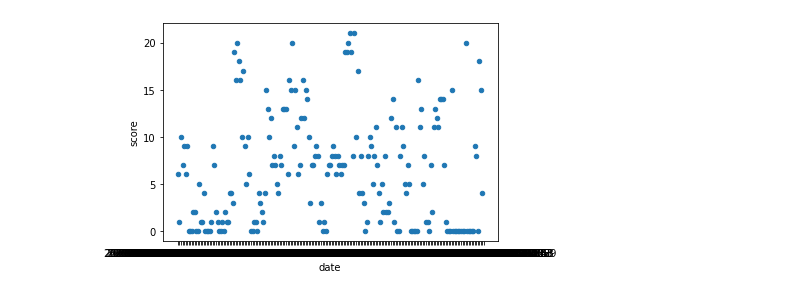
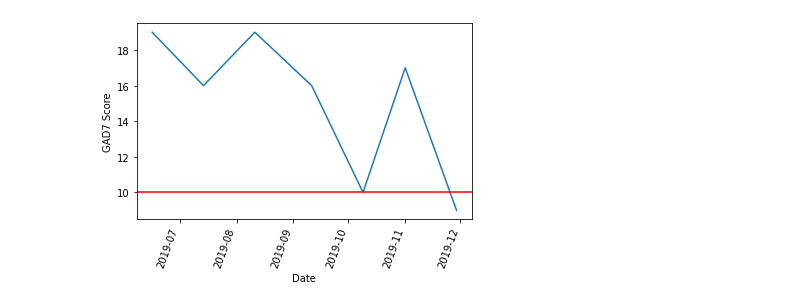
Before and after one commit to sumionoe/NeuroFlow_Project, a Jupyter notebook: Visualization.ipynb, the cells around one changed output. Drawn from its saved outputs; the diff is of its cells as text; code cells hidden in the pictures.

```diff
--- a/Visualization.ipynb
+++ b/Visualization.ipynb
@@ -10,20 +10,37 @@ Given the information you have and any light research you’d like to do on the
 What assumptions have you made about the data?
 
 
+
 What are 2-3 additional pieces of information that would be important to collect?
 - treatment measure to see how it affects the score
 - more info about patients (age etc)
--
+- score for each question
 """
 import numpy as np
 import pandas as pd
 import matplotlib.pyplot as plt
+pd.options.mode.chained_assignment = None
 
-def main():
-    df = pd.read_csv('sample.csv')
-    df.plot.scatter(x='date', y='score')
-    plt.show()
+def load_data():
+    df = pd.read_csv('phq_all_final.csv')
+    return df
 # %%
-main()
+df = load_data()
-# %% [output]
-[figure, removed]
+# %%
+def show_indiv_progress_byday(p_id):
+    """
+    displays score history of individual patient
+    p_id: patient id (int)
+    output: plot (x=day, y=score), redline = clinical evaluation recommended
+    """
+    data = df[df['patient_id'] == p_id]
+    data[['day', 'time']] = data["date"].str.split("T", n = 1, expand = True)
+    data['day'] = pd.to_datetime(data['day'])
+    data.groupby('day')['score'].mean().plot(rot=70) # if there are more than one reports in a day, takes its mean
+    plt.axhline(y=10, color='r', linestyle='-')
+    plt.xlabel("Date")
+    plt.ylabel("GAD7 Score")
+# %%
+show_indiv_progress_byday(7561)
+# %% [output]
+[figure, added]
```
Also changed, not shown: parts of 16 cells of this notebook, 6 other files.
